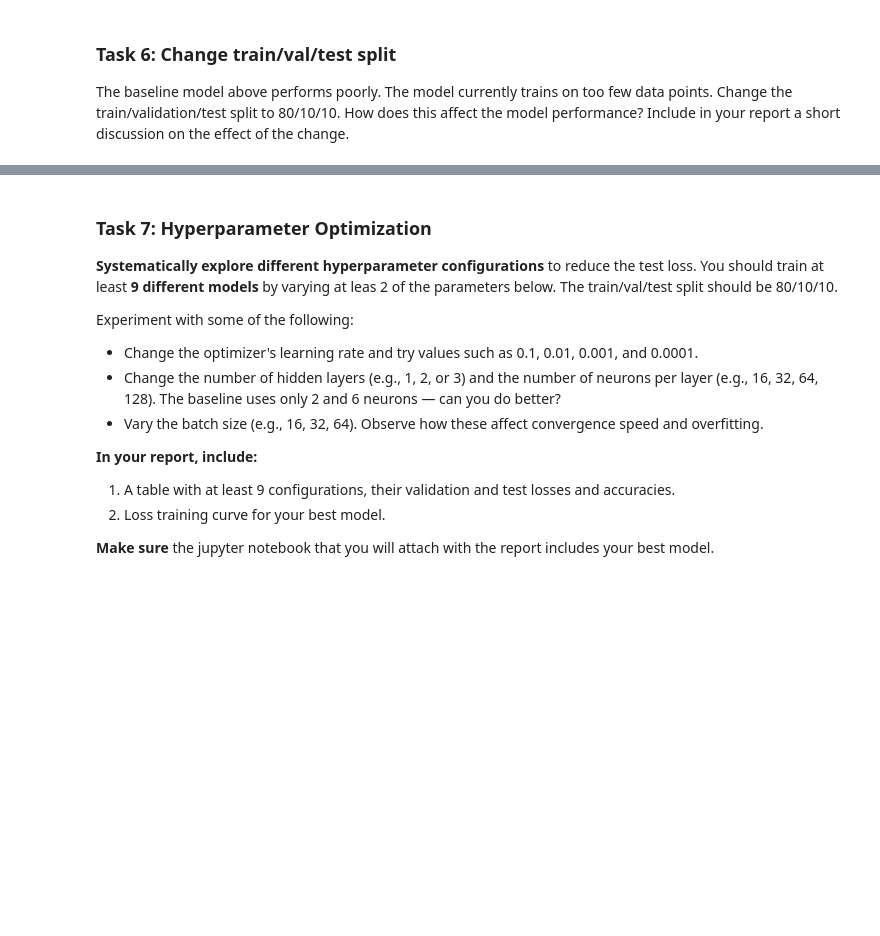
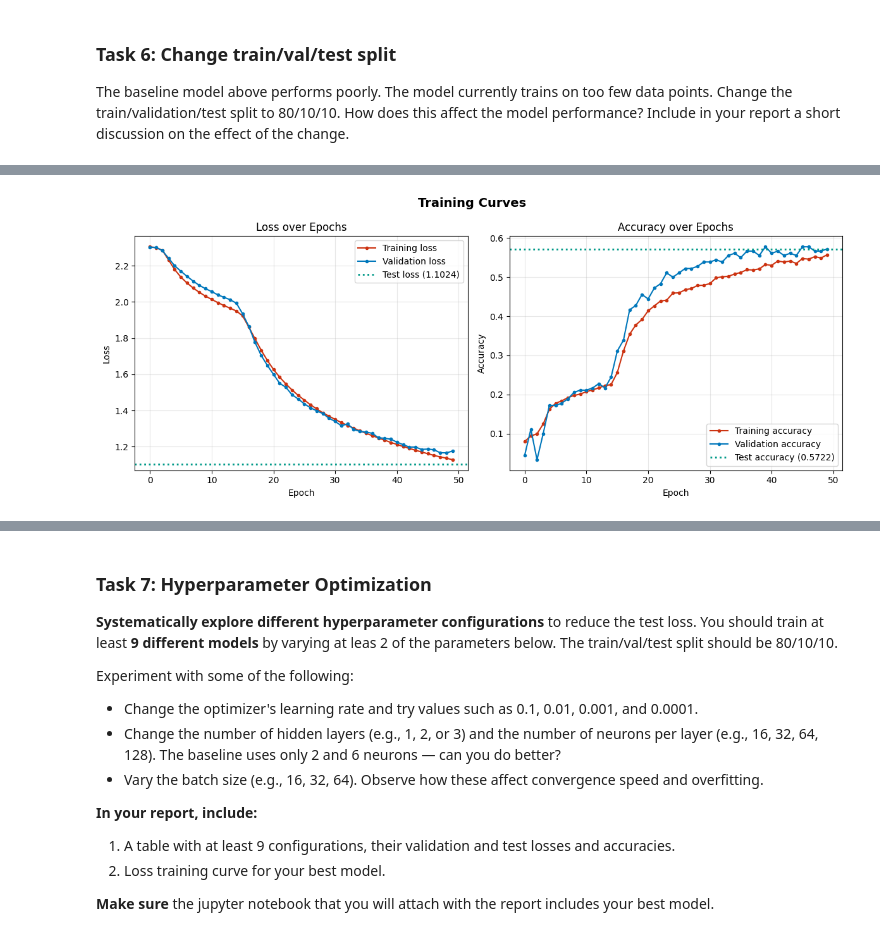
Before and after one commit to tonnerinho/Applied-Machine-Learning, a Jupyter notebook: Lab3/Lab3_UnsupervisedClustering_SupervisedNNClassifier.ipynb, the cells around one changed output, grey strips where cells are left out. Drawn from its saved outputs; the diff is of its cells as text; code cells hidden in the pictures; blank space fills up the shorter version.

```diff
--- a/Lab3/Lab3_UnsupervisedClustering_SupervisedNNClassifier.ipynb
+++ b/Lab3/Lab3_UnsupervisedClustering_SupervisedNNClassifier.ipynb
@@ -776,0 +833,31 @@ Change the train/validation/test split to 80/10/10. How does this affect the mod
+# %%
+fig, axes = plt.subplots(1, 2, figsize=(12, 5))
+
+# Evaluate on the new test set for reference lines
+test_loss_new, test_accuracy_new = model_new.evaluate(X_test_new, y_test_new, verbose=0)
+
+# Loss curves
+axes[0].plot(range(50), history_new.history['loss'], 'o-', color='#CC3311', markersize=3, label='Training loss')
+axes[0].plot(range(50), history_new.history['val_loss'], 'o-', color='#0077BB', markersize=3, label='Validation loss')
+axes[0].axhline(y=test_loss_new, color='#009988', linestyle=':', linewidth=2, label=f'Test loss ({test_loss_new:.4f})')
+axes[0].set_xlabel('Epoch')
+axes[0].set_ylabel('Loss')
+axes[0].set_title('Loss over Epochs')
+axes[0].legend()
+axes[0].grid(True, alpha=0.3)
+
+# Accuracy curves
+axes[1].plot(range(50), history_new.history['accuracy'], 'o-', color='#CC3311', markersize=3, label='Training accuracy')
+axes[1].plot(range(50), history_new.history['val_accuracy'], 'o-', color='#0077BB', markersize=3, label='Validation accuracy')
+axes[1].axhline(y=test_accuracy_new, color='#009988', linestyle=':', linewidth=2, label=f'Test accuracy ({test_accuracy_new:.4f})')
+axes[1].set_xlabel('Epoch')
+axes[1].set_ylabel('Accuracy')
+axes[1].set_title('Accuracy over Epochs')
+axes[1].legend()
+axes[1].grid(True, alpha=0.3)
+
+plt.suptitle('Training Curves', fontsize=14, fontweight='bold')
+plt.tight_layout()
+plt.show()
+# %% [output]
+[figure, added]
```
Also changed, not shown: parts of 9 cells of this notebook.
